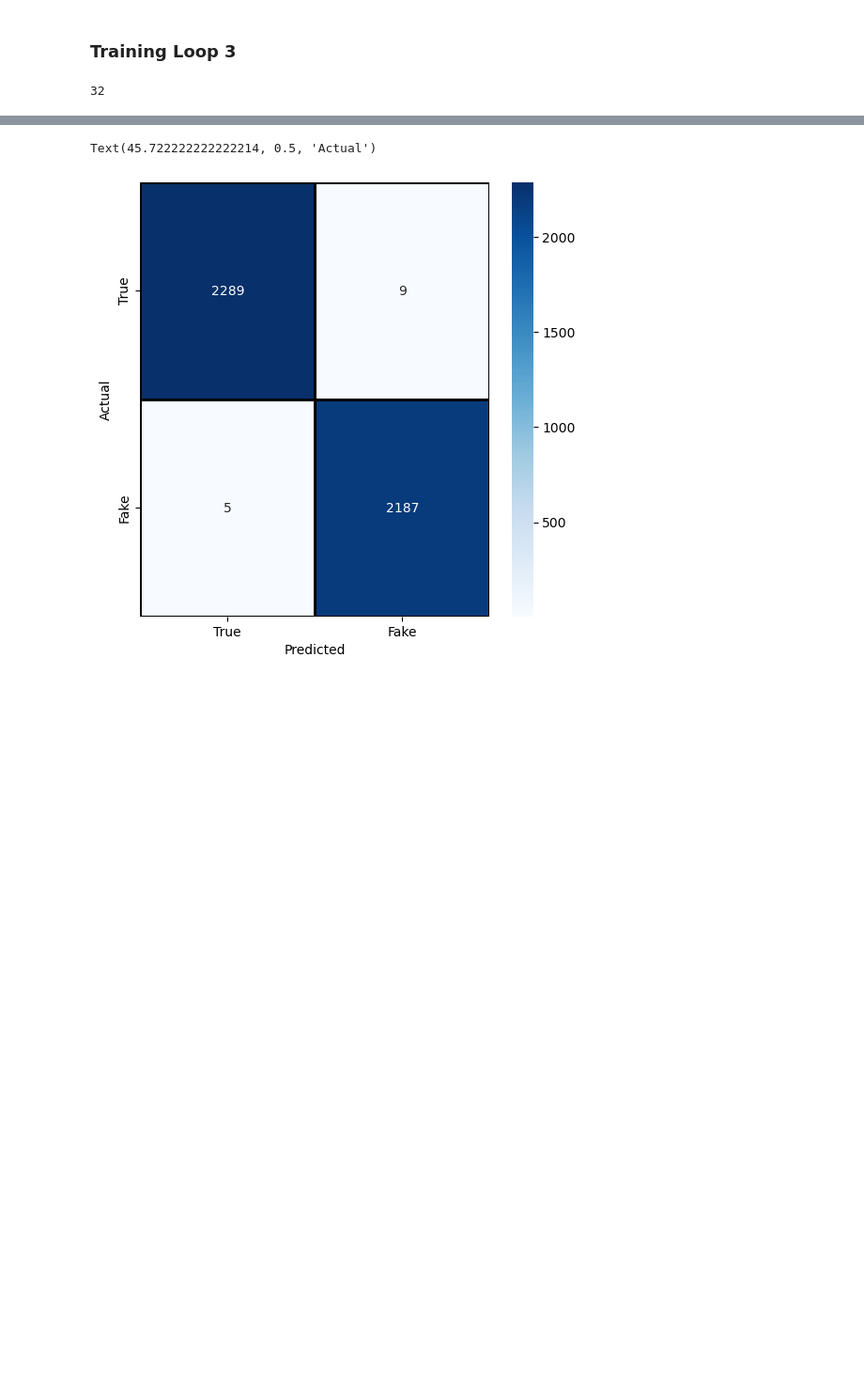
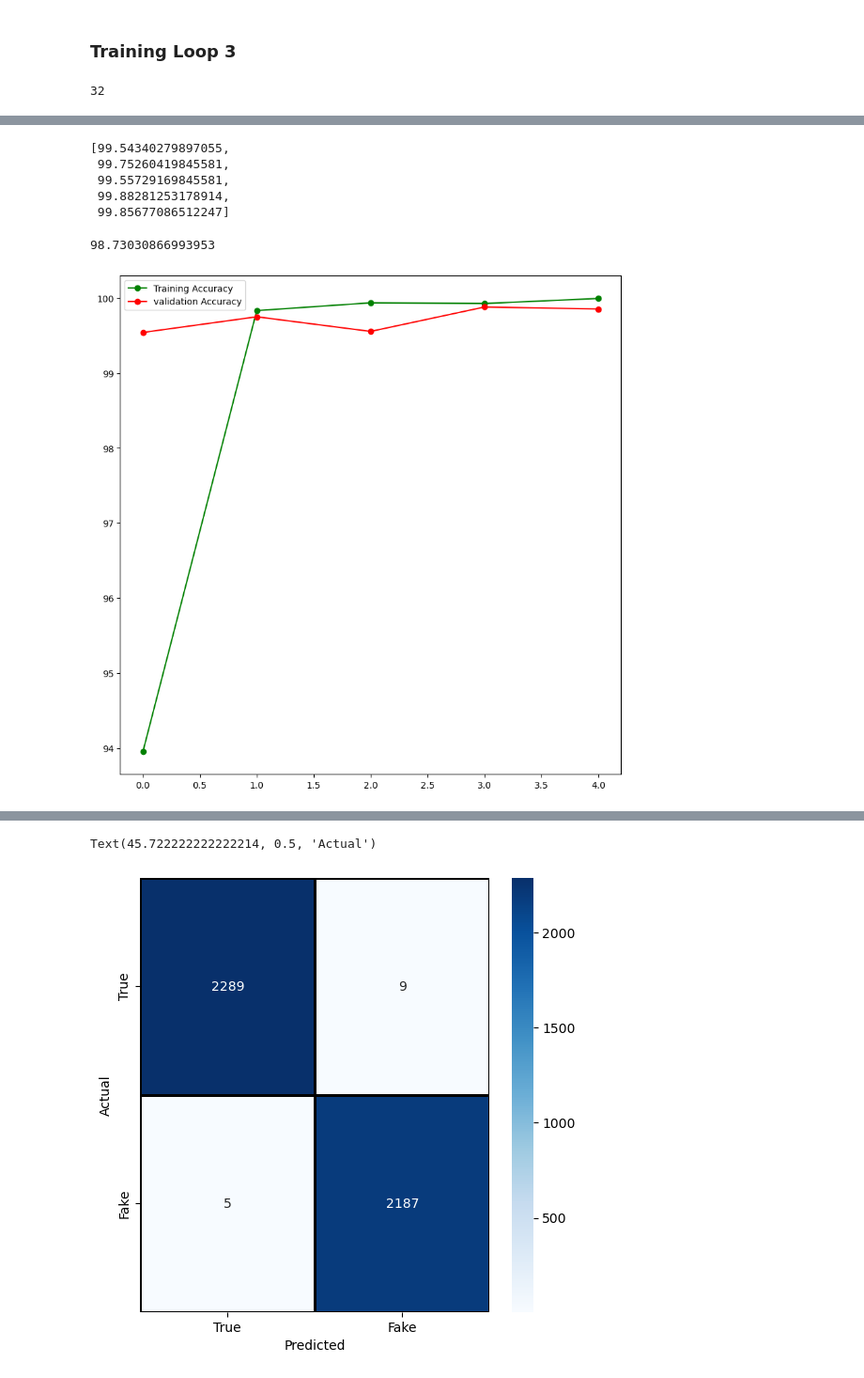
Before and after one commit to HP3-16/torch-learning, a Jupyter notebook: Projects/FAKE-NEWS-DETECTION/main_file.ipynb, the cells around one changed output, grey strips where cells are left out. Shown: that part at 94% size. Cells and saved outputs as stored; diff of their text form; code cells hidden in the pictures; blank space fills up the shorter version.

```diff
--- a/Projects/FAKE-NEWS-DETECTION/main_file.ipynb
+++ b/Projects/FAKE-NEWS-DETECTION/main_file.ipynb
@@ -244,7 +252,7 @@ model.parameters
 # %%
 # torch.cuda.get_device_properties(0).name
 # %%
-num_epochs = 3
+num_epochs = 5
 optimizer = Adam(model.parameters(),lr=0.0025)
 loss_fn = nn.BCEWithLogitsLoss()
 # %%
@@ -437,0 +443,17 @@ Test loss = 0.020253776138383566; Test acc = 99.64095744680851
+# %%
+import statistics
+from statistics import mean
+train_losses_avg = [mean(train_loss) for train_loss in train_losses]
+train_accs_avg = [mean(train_acc) for train_acc in train_accs]
+# %%
+valid_accs
+# %% [output]
+[99.54340279897055,
+ 99.75260419845581,
+ 99.55729169845581,
+ 99.88281253178914,
+ 99.85677086512247]
+# %%
+print(mean(train_accs_avg))
+# %% [output]
+98.73030866993953
@@ -437,0 +467,9 @@ Test loss = 0.020253776138383566; Test acc = 99.64095744680851
+# %%
+epochs = [i for i in range(5)]
+plt.figure(figsize=(10,10))
+plt.plot(epochs , train_accs_avg , 'go-' , label = 'Training Accuracy')
+plt.plot(epochs , valid_accs, 'ro-' , label = 'validation Accuracy')
+plt.legend()
+plt.show()
+# %% [output]
+[figure, added]
```
Also changed, not shown: parts of 12 cells of this notebook, 1 other file.
